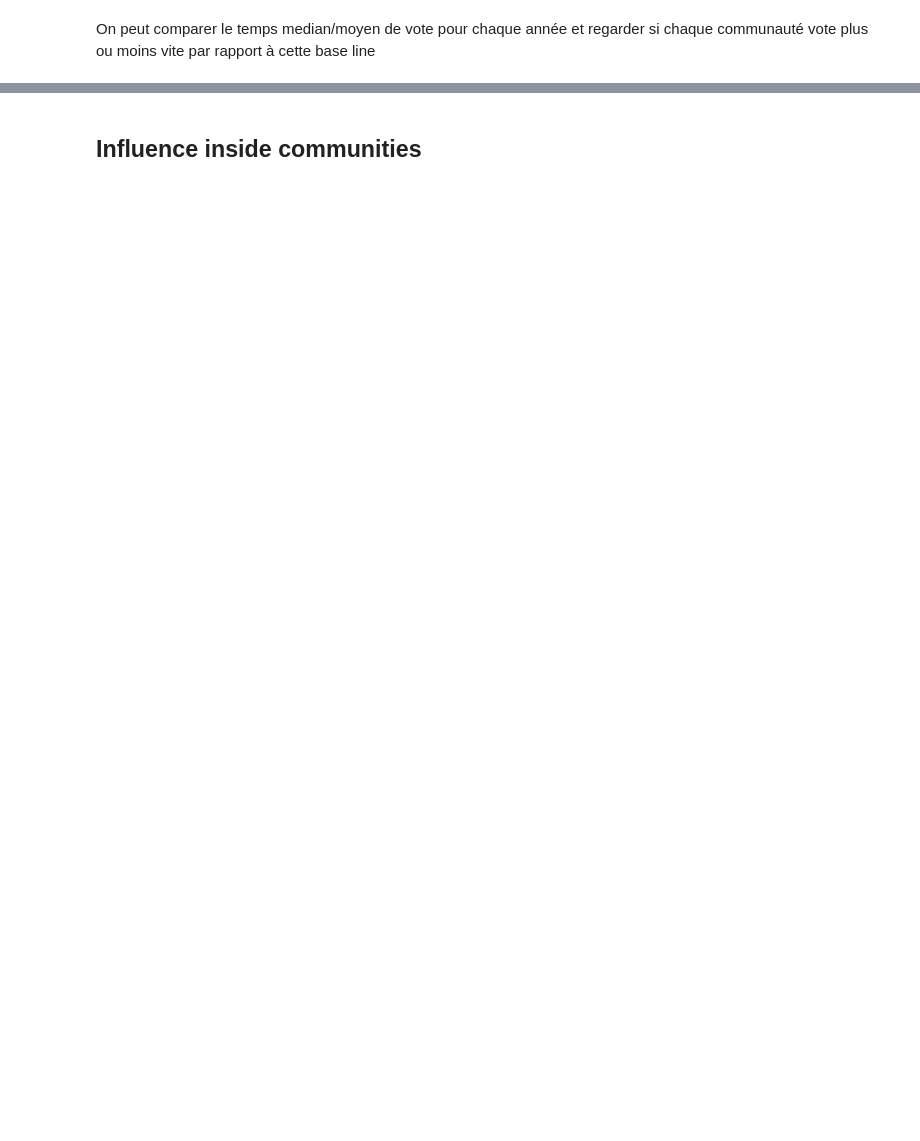
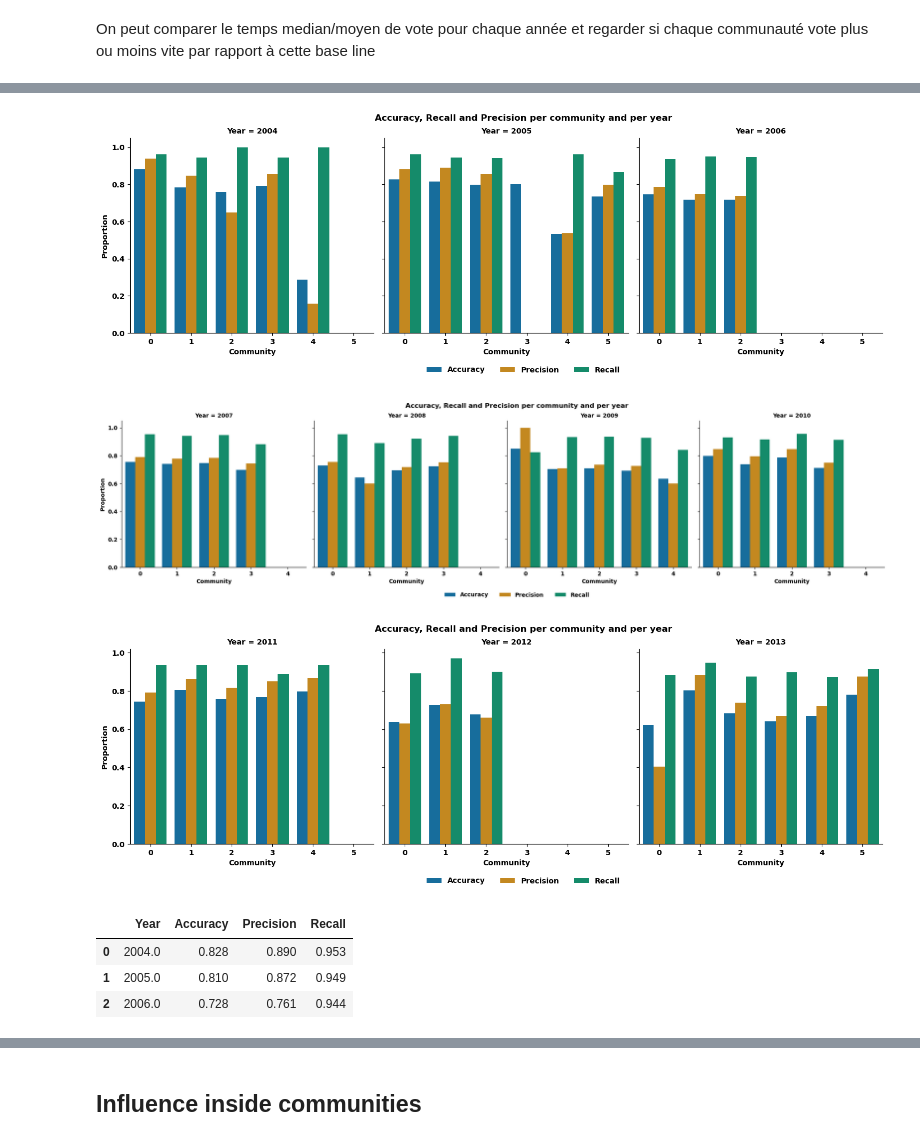
Before and after one commit to epfl-ada/ada-2023-project-abracadabra, a Jupyter notebook: community_analysis.ipynb, the cells around one changed output, grey strips where cells are left out. Drawn from its saved outputs; the diff is of its cells as text; code cells hidden in the pictures; blank space fills up the shorter version.

```diff
--- a/community_analysis.ipynb
+++ b/community_analysis.ipynb
@@ -256,0 +296,4 @@ plot_vote_type_on_whole_year(df_prop_vote_per_year)
+# %%
+#compute vote type proportion per year
+df_prop_vote_per_year = compute_vote_type_prop_on_whole_year(df_ref)
+plot_vote_type_on_whole_year(df_prop_vote_per_year)
@@ -300,11 +353,13 @@ def com_vote(df_ref, df_com_year_, year):
 
     return df_stat_com
 # %%
+#create the df
 df_stat_com_voting_time = pd.DataFrame(columns=['Year', 'Com_nbr', 'Mean_voting_time', 'Median_voting_time'])
+#loop on each year and compute the voting time mean and median
 for year in dict_com.keys():
     if int(year)==2003: continue
     df_com_year = dict_com[str(year)]
-    stat_com = com_vote(df_vote_evolution, df_com_year, year)
+    stat_com = com_voting_time(df_vote_evolution, df_com_year, year)
     df_stat_com_voting_time = pd.concat([df_stat_com_voting_time, stat_com], ignore_index=True)
 df_stat_com_voting_time.head(5)
 # %% [output]
@@ -371,0 +490,9 @@ On peut comparer le temps median/moyen de vote pour chaque année et regarder si
+# %%
+#create the df
+df_recall_accuracy_precision_com = pd.DataFrame(columns=['Year', 'Com_nbr', 'Accuracy', 'Precision', 'Recall'])
+#loop over all years to compute recall, accuracy and preicison per commuity
+for year in dict_com.keys():
+    df_com_year = dict_com[str(year)]
+    stat_com = compute_df_recall_accuracy_precision(df_ref, df_com_year, year)
+    df_recall_accuracy_precision_com = pd.concat([df_recall_accuracy_precision_com, stat_com], ignore_index=True)
+df_recall_accuracy_precision_com.head(5)
@@ -371,0 +506,61 @@ On peut comparer le temps median/moyen de vote pour chaque année et regarder si
+# %%
+def plot_recall_accuracy_precision_per_com(df, years):
+    """ Plot the recall, accuracy and precision for each community and for specific years
+    Args:
+        df (pd.DataFrame): Dataframe containing the values to plot
+        year (list): Specific years on which we want our plot
+    """
+    # Transform the df in an appropriate form
+    df_melt = pd.melt(df[df['Year'].isin(years)], id_vars=['Com_nbr', 'Year'], value_vars=['Accuracy', 'Precision', 'Recall'],
+                        var_name='Stat', value_name='Pourcentage')
+
+    # Create the plot
+    g = sns.catplot(x='Com_nbr', y='Pourcentage', hue='Stat', col='Year', data=df_melt, kind='bar', palette='colorblind')
+
+    # Add labels and title
+    g.set_axis_labels('Community', 'Proportion')
+    g.fig.suptitle('Accuracy, Recall and Precision per community and per year', y=1.02)
+
+    # Move legend to below the graph
+    g.fig.subplots_adjust(bottom=0.2)
+    sns.move_legend(g, "upper center", bbox_to_anchor=(.5, 0.1), ncol=3, title=None, frameon=False)
+
+    # Show the plot
+    plt.show()
+# %%
+plot_recall_accuracy_precision_per_com(df_recall_accuracy_precision_com, [2004, 2005, 2006])
+plot_recall_accuracy_precision_per_com(df_recall_accuracy_precision_com, [2007, 2008, 2009, 2010])
+plot_recall_accuracy_precision_per_com(df_recall_accuracy_precision_com, [2011, 2012, 2013])
+# %% [output]
+[figure, added]
+[figure, added]
+[figure, added]
+# %%
+def calculate_accuracy_recall_precision_on_whole_years(group):
+    """ Plot the recall, accuracy and precision for a specific year
+    Args:
+        group (pd.DataFrame): Dataframe containing the vote and the results for one year
+    """
+    TP = np.sum((group['Vote'] == group['Results']) & (group['Vote'] == 1))
+    TN = np.sum((group['Vote'] == group['Results']) & (group['Vote'] == -1))
+    FN = np.sum((group['Vote'] != group['Results']) & (group['Vote'] == -1))
+    FP = np.sum((group['Vote'] != group['Results']) & (group['Vote'] == 1))
+    N = len(group['Vote'])
+
+    accuracy = (TP + TN) / N if N != 0 else np.nan
+    recall = TP / (TP + FN) if (TP + FN) != 0 else np.nan
+    precision = TP / (TP + FP) if (TP + FP) != 0 else np.nan
+
+    return pd.Series({
+        'Accuracy': np.round(accuracy,3),
+        'Precision': np.round(precision,3),
+        'Recall': np.round(recall,3)
+    })
+
+result_by_year = df_ref.groupby('Year').apply(calculate_accuracy_recall_precision_on_whole_years).reset_index()
+result_by_year.head(3)
+# %% [output]
+|  | Year | Accuracy | Precision | Recall |
+| 0 | 2004.0 | 0.828 | 0.890 | 0.953 |
+| 1 | 2005.0 | 0.810 | 0.872 | 0.949 |
+| 2 | 2006.0 | 0.728 | 0.761 | 0.944 |
```
Also changed, not shown: parts of 24 cells of this notebook.
